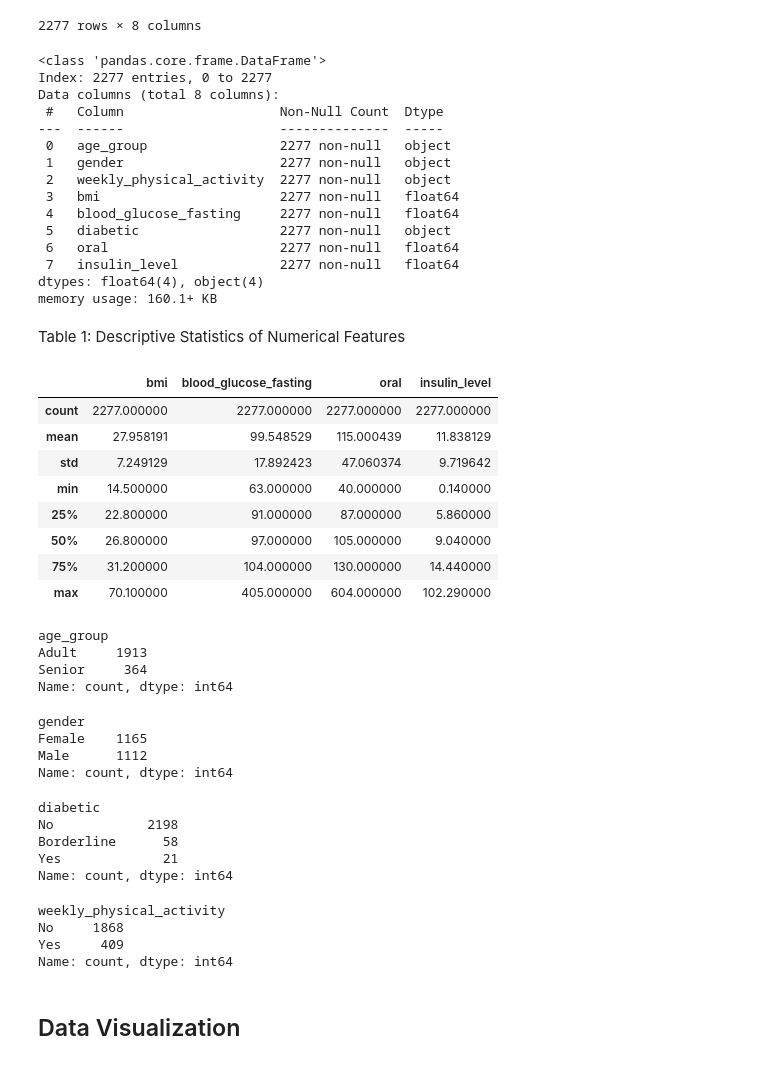
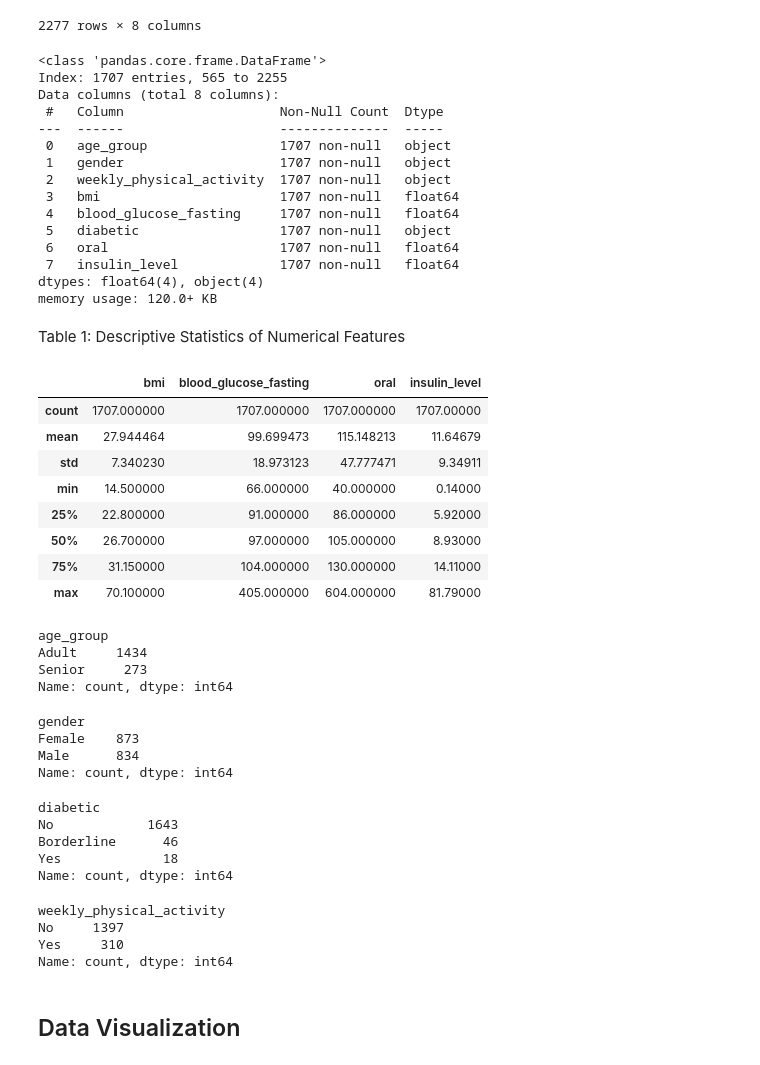
Before and after one commit to UBC-MDS/DSCI522-2425-group31_age-group-prediction, a Jupyter notebook: notebook/age_prediction_report.ipynb, the cells around one changed output. Cells and saved outputs as stored; diff of their text form; code cells hidden in the pictures.

Commit message:
Fixed data splitting

```diff
--- a/notebook/age_prediction_report.ipynb
+++ b/notebook/age_prediction_report.ipynb
@@ -160,61 +170,61 @@ validated_data
 # %%
-data.info()
+data_train.info()
 # %% [output]
 <class 'pandas.core.frame.DataFrame'>
-Index: 2277 entries, 0 to 2277
+Index: 1707 entries, 565 to 2255
 Data columns (total 8 columns):
  #   Column                    Non-Null Count  Dtype
 ---  ------                    --------------  -----
- 0   age_group                 2277 non-null   object
- 1   gender                    2277 non-null   object
- 2   weekly_physical_activity  2277 non-null   object
- 3   bmi                       2277 non-null   float64
- 4   blood_glucose_fasting     2277 non-null   float64
- 5   diabetic                  2277 non-null   object
- 6   oral                      2277 non-null   float64
- 7   insulin_level             2277 non-null   float64
+ 0   age_group                 1707 non-null   object
+ 1   gender                    1707 non-null   object
+ 2   weekly_physical_activity  1707 non-null   object
+ 3   bmi                       1707 non-null   float64
+ 4   blood_glucose_fasting     1707 non-null   float64
+ 5   diabetic                  1707 non-null   object
+ 6   oral                      1707 non-null   float64
+ 7   insulin_level             1707 non-null   float64
 dtypes: float64(4), object(4)
-memory usage: 160.1+ KB
+memory usage: 120.0+ KB
 # %% [markdown]
 Table 1: Descriptive Statistics of Numerical Features
 # %%
-data.describe()
+data_train.describe()
 # %% [output]
 |  | bmi | blood_glucose_fasting | oral | insulin_level |
-| count | 2277.000000 | 2277.000000 | 2277.000000 | 2277.000000 |
-| mean | 27.958191 | 99.548529 | 115.000439 | 11.838129 |
-| std | 7.249129 | 17.892423 | 47.060374 | 9.719642 |
-| min | 14.500000 | 63.000000 | 40.000000 | 0.140000 |
-| 25% | 22.800000 | 91.000000 | 87.000000 | 5.860000 |
-| 50% | 26.800000 | 97.000000 | 105.000000 | 9.040000 |
-| 75% | 31.200000 | 104.000000 | 130.000000 | 14.440000 |
-| max | 70.100000 | 405.000000 | 604.000000 | 102.290000 |
+| count | 1707.000000 | 1707.000000 | 1707.000000 | 1707.00000 |
+| mean | 27.944464 | 99.699473 | 115.148213 | 11.64679 |
+| std | 7.340230 | 18.973123 | 47.777471 | 9.34911 |
+| min | 14.500000 | 66.000000 | 40.000000 | 0.14000 |
+| 25% | 22.800000 | 91.000000 | 86.000000 | 5.92000 |
+| 50% | 26.700000 | 97.000000 | 105.000000 | 8.93000 |
+| 75% | 31.150000 | 104.000000 | 130.000000 | 14.11000 |
+| max | 70.100000 | 405.000000 | 604.000000 | 81.79000 |
 # %%
-data["age_group"].value_counts() #target variable
+data_train["age_group"].value_counts() #target variable
 # %% [output]
 age_group
-Adult     1913
-Senior     364
+Adult     1434
+Senior     273
 Name: count, dtype: int64
 # %%
-data["gender"].value_counts()
+data_train["gender"].value_counts()
 # %% [output]
 gender
-Female    1165
-Male      1112
+Female    873
+Male      834
 Name: count, dtype: int64
 # %%
-data["diabetic"].value_counts()
+data_train["diabetic"].value_counts()
 # %% [output]
 diabetic
-No            2198
-Borderline      58
-Yes             21
+No            1643
+Borderline      46
+Yes             18
 Name: count, dtype: int64
 # %%
-data["weekly_physical_activity"].value_counts()
+data_train["weekly_physical_activity"].value_counts()
 # %% [output]
 weekly_physical_activity
-No     1868
-Yes     409
+No     1397
+Yes     310
 Name: count, dtype: int64
```
Also changed, not shown: parts of 5 cells of this notebook.
